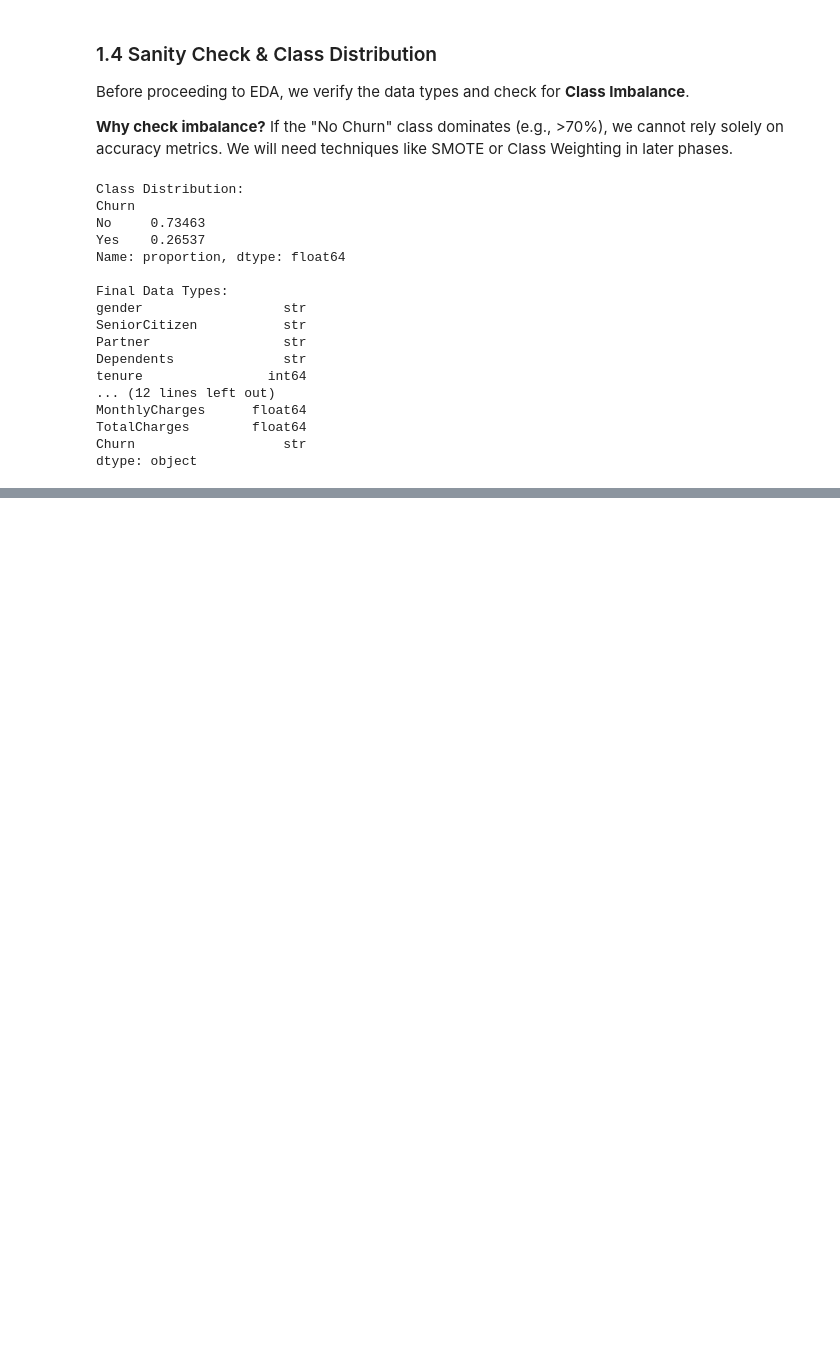
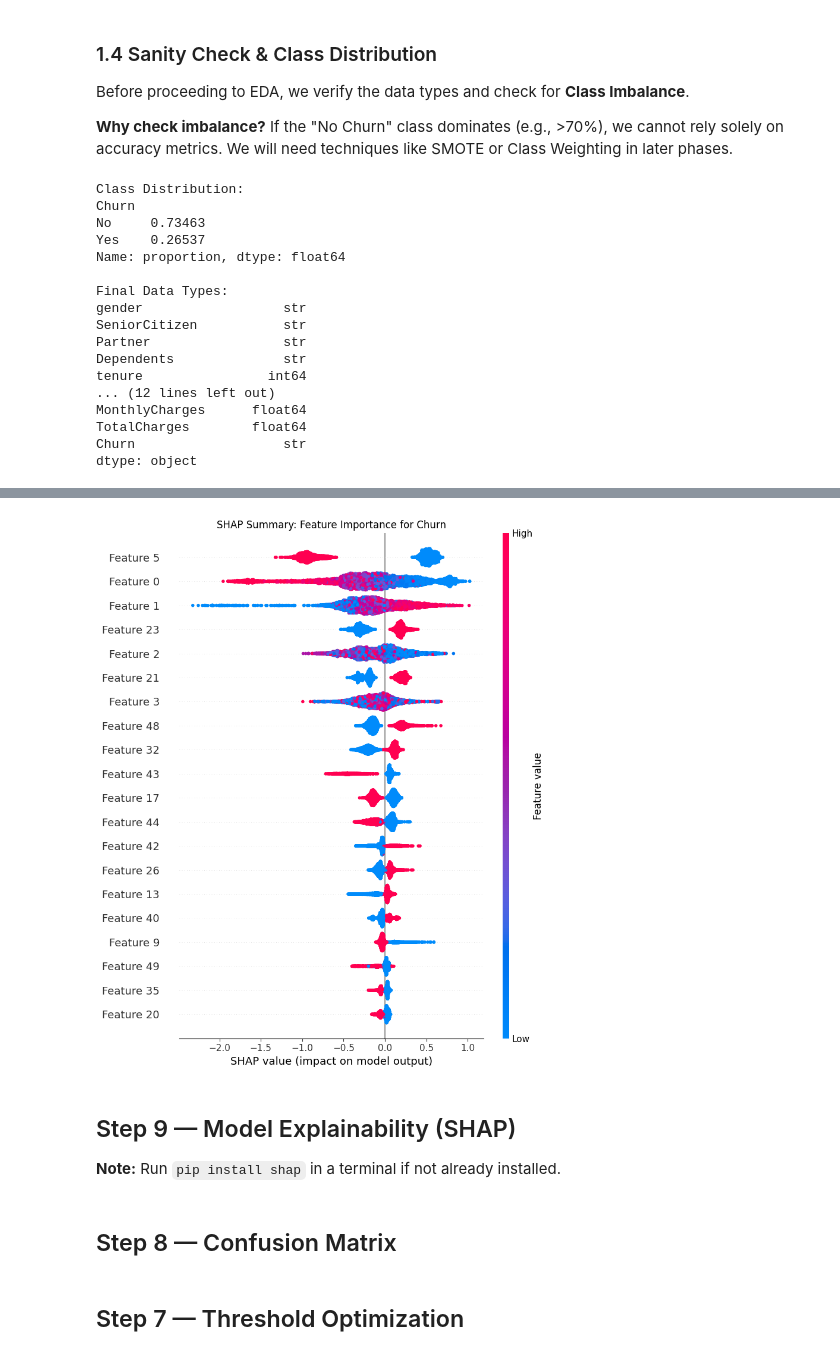
Before and after one commit to Subhro-ai/ICSSR_Telco_Customer_Churn, a Jupyter notebook: customer_churn_prediction.ipynb, the cells around one changed output, grey strips where cells are left out. Saved outputs shown, nothing was run; the diff lists cells and outputs as text; code cells hidden in the pictures; blank space fills up the shorter version.

```diff
--- a/customer_churn_prediction.ipynb
+++ b/customer_churn_prediction.ipynb
@@ -233,0 +165,15 @@ Please also refer to the documentation for alternative solver options:
+# %%
+from sklearn.linear_model import LogisticRegression
+from sklearn.metrics import classification_report
+
+log_model = Pipeline([
+    ('prep', preprocessor),
+    ('model', LogisticRegression(max_iter=2000, class_weight='balanced', random_state=42))
+])
+
+log_model.fit(X_train, y_train)
+
+pred_log = log_model.predict(X_test)
+
+print("=== Baseline Logistic Regression ===")
+print(classification_report(y_test, pred_log))
@@ -233,0 +300,29 @@ Please also refer to the documentation for alternative solver options:
+# %%
+import shap
+
+# Extract trained XGBoost model
+model = xgb_model.named_steps['model']
+
+# Transform features using preprocessor
+X_train_transformed = xgb_model.named_steps['prep'].transform(X_train)
+
+# Create explainer and compute SHAP values
+explainer = shap.TreeExplainer(model)
+shap_values = explainer.shap_values(X_train_transformed)
+
+# Plot summary
+plt.figure(figsize=(10, 6))
+shap.summary_plot(shap_values, X_train_transformed, show=False)
+plt.title('SHAP Summary: Feature Importance for Churn')
+plt.tight_layout()
+plt.show()
+# %% [output]
+[figure, added]
+# %% [markdown]
+## Step 9 — Model Explainability (SHAP)
+
+**Note:** Run `pip install shap` in a terminal if not already installed.
+# %% [markdown]
+## Step 8 — Confusion Matrix
+# %% [markdown]
+## Step 7 — Threshold Optimization
```
Also changed, not shown: parts of 25 cells of this notebook.
